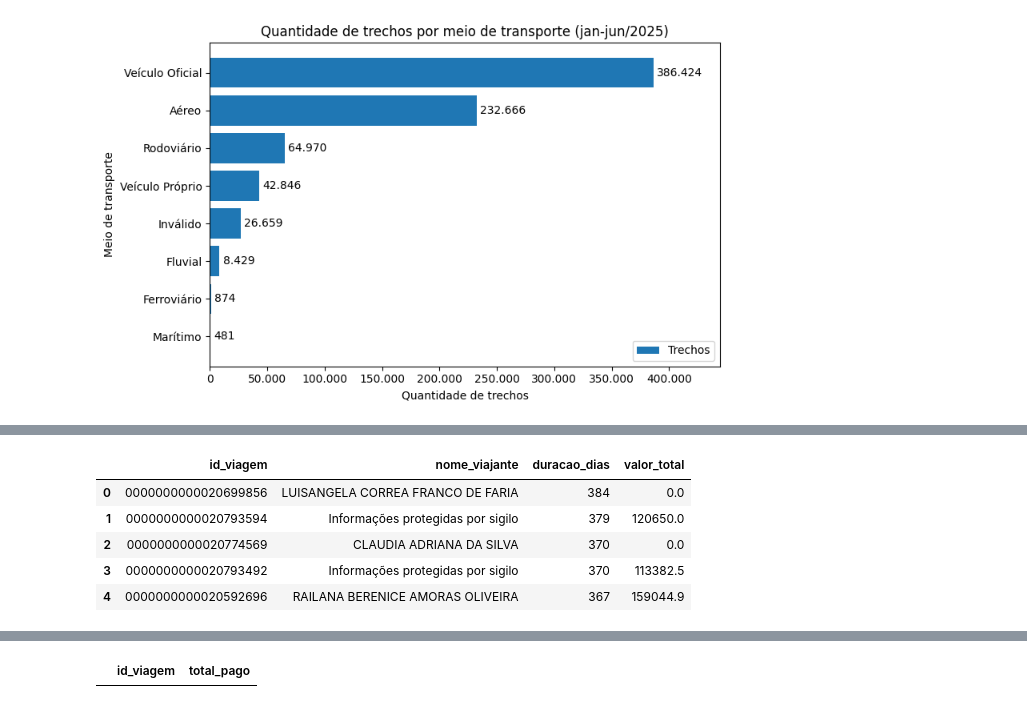
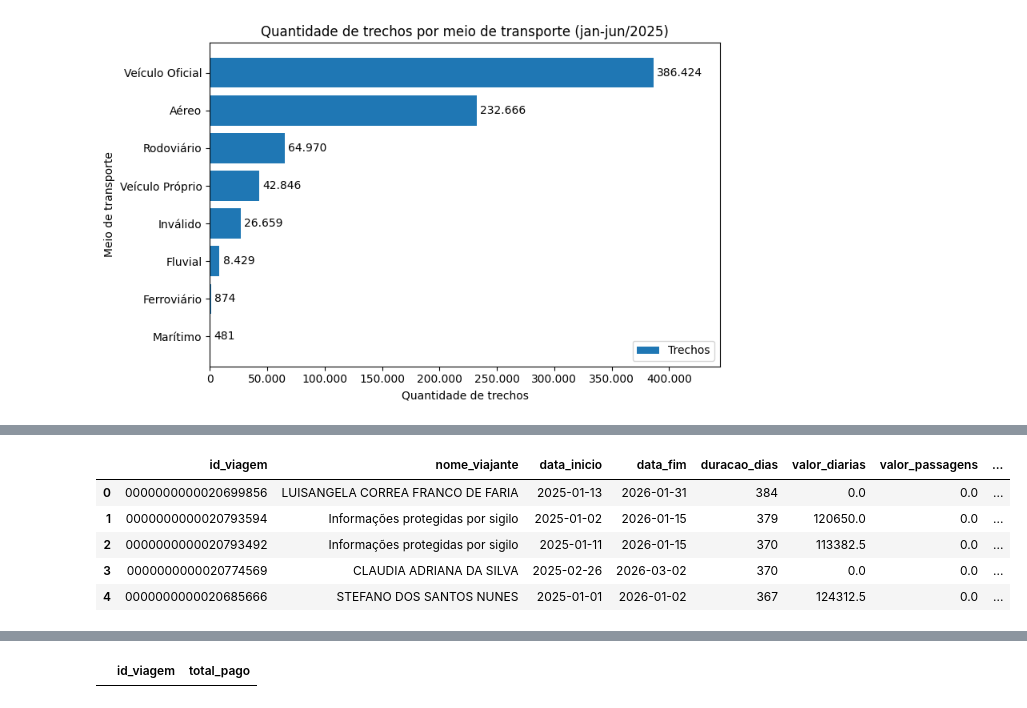
Before and after one commit to leonardofelipe85/pipeline-viagens-servico, a Jupyter notebook: 3_analise.ipynb, the cells around one changed output, grey strips where cells are left out. Drawn from its saved outputs; the diff is of its cells as text; code cells hidden in the pictures.

```diff
--- a/3_analise.ipynb
+++ b/3_analise.ipynb
@@ -219,22 +194,28 @@ originais.
 # %%
-sql = """
+sql_duracao = """
 SELECT
     id_viagem,
     nome_viajante,
+    data_inicio,
+    data_fim,
     duracao_dias,
+    valor_diarias,
+    valor_passagens,
+    valor_outros_gastos,
+    valor_devolucao,
     valor_total
 FROM silver_viagem
 ORDER BY duracao_dias DESC
 LIMIT 5
 """
 
-df_maiores_viagens = pd.read_sql(sql, conexao)
+df_duracao = pd.read_sql(sql_duracao, conexao)
 
-df_maiores_viagens
+df_duracao
 # %% [output]
-|  | id_viagem | nome_viajante | duracao_dias | valor_total |
-| 0 | 0000000000020699856 | LUISANGELA CORREA FRANCO DE FARIA | 384 | 0.0 |
-| 1 | 0000000000020793594 | Informações protegidas por sigilo | 379 | 120650.0 |
-| 2 | 0000000000020774569 | CLAUDIA ADRIANA DA SILVA | 370 | 0.0 |
-| 3 | 0000000000020793492 | Informações protegidas por sigilo | 370 | 113382.5 |
-| 4 | 0000000000020592696 | RAILANA BERENICE AMORAS OLIVEIRA | 367 | 159044.9 |
+|  | id_viagem | nome_viajante | data_inicio | data_fim | duracao_dias | valor_diarias | valor_passagens | ... |
+| 0 | 0000000000020699856 | LUISANGELA CORREA FRANCO DE FARIA | 2025-01-13 | 2026-01-31 | 384 | 0.0 | 0.0 | ... |
+| 1 | 0000000000020793594 | Informações protegidas por sigilo | 2025-01-02 | 2026-01-15 | 379 | 120650.0 | 0.0 | ... |
+| 2 | 0000000000020793492 | Informações protegidas por sigilo | 2025-01-11 | 2026-01-15 | 370 | 113382.5 | 0.0 | ... |
+| 3 | 0000000000020774569 | CLAUDIA ADRIANA DA SILVA | 2025-02-26 | 2026-03-02 | 370 | 0.0 | 0.0 | ... |
+| 4 | 0000000000020685666 | STEFANO DOS SANTOS NUNES | 2025-01-01 | 2026-01-02 | 367 | 124312.5 | 0.0 | ... |
```
Also changed, not shown: parts of 10 cells of this notebook.
